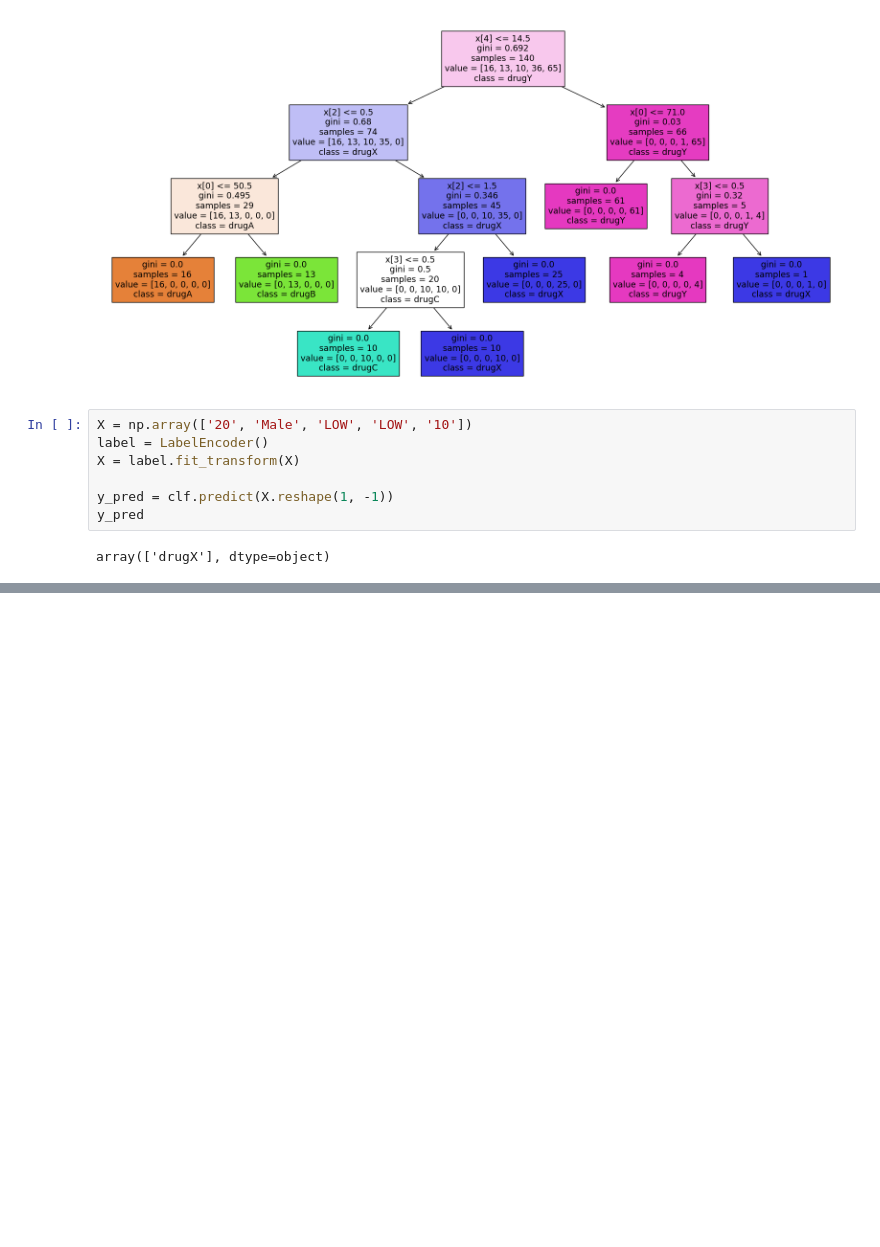
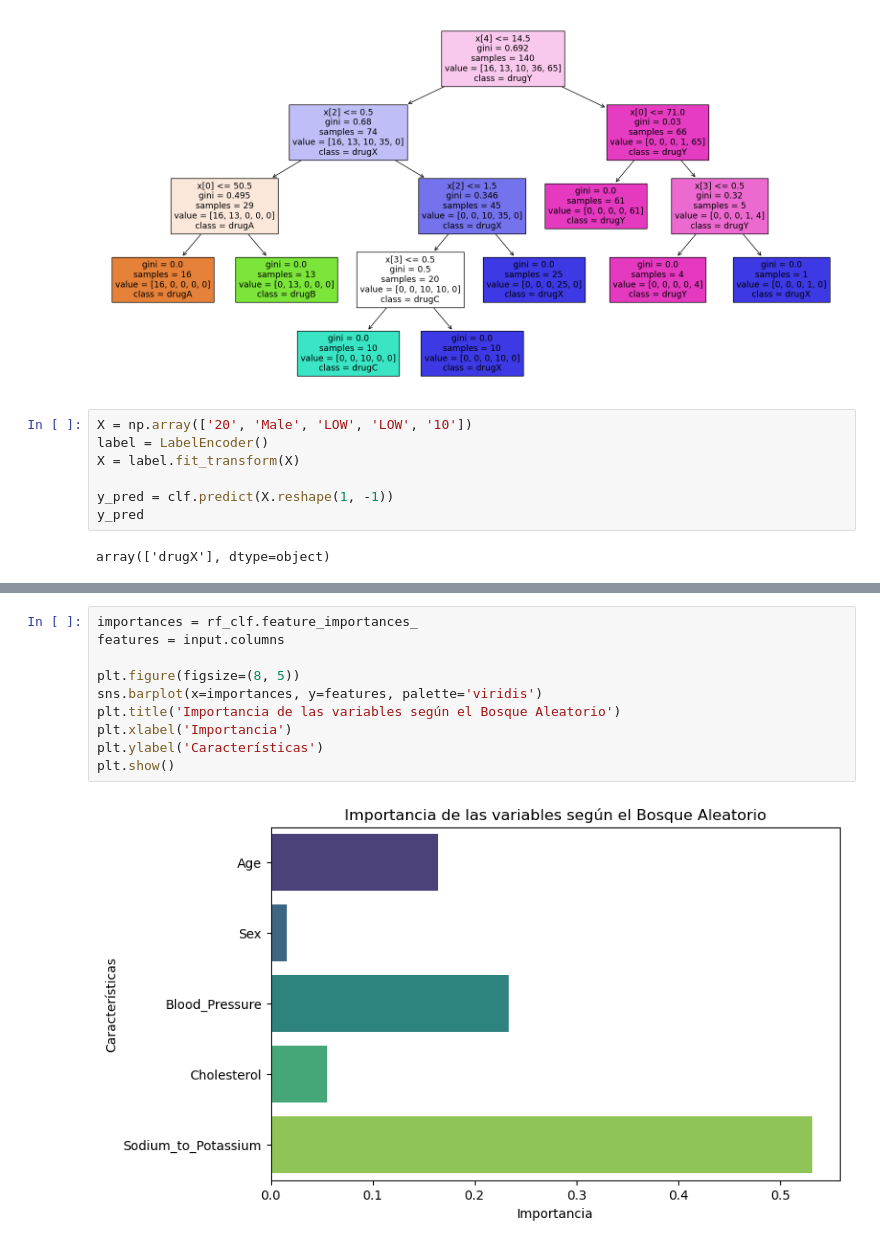
Before and after one commit to aliciagilmatute/Machine-Learning-supervised-, a Jupyter notebook: Árboles y bosques/ARBOLES_Y_BOSQUES_aleatorios.ipynb, the cells around one changed output, grey strips where cells are left out. Saved outputs shown, nothing was run; the diff lists cells and outputs as text; blank space fills up the shorter version.

```diff
--- a/Árboles y bosques/ARBOLES_Y_BOSQUES_aleatorios.ipynb
+++ b/Árboles y bosques/ARBOLES_Y_BOSQUES_aleatorios.ipynb
@@ -138,0 +173,12 @@ array(['drugX'], dtype=object)
+# %%
+importances = rf_clf.feature_importances_
+features = input.columns
+
+plt.figure(figsize=(8, 5))
+sns.barplot(x=importances, y=features, palette='viridis')
+plt.title('Importancia de las variables según el Bosque Aleatorio')
+plt.xlabel('Importancia')
+plt.ylabel('Características')
+plt.show()
+# %% [output]
+[figure, added]
```
Also changed, not shown: parts of 6 cells of this notebook.
